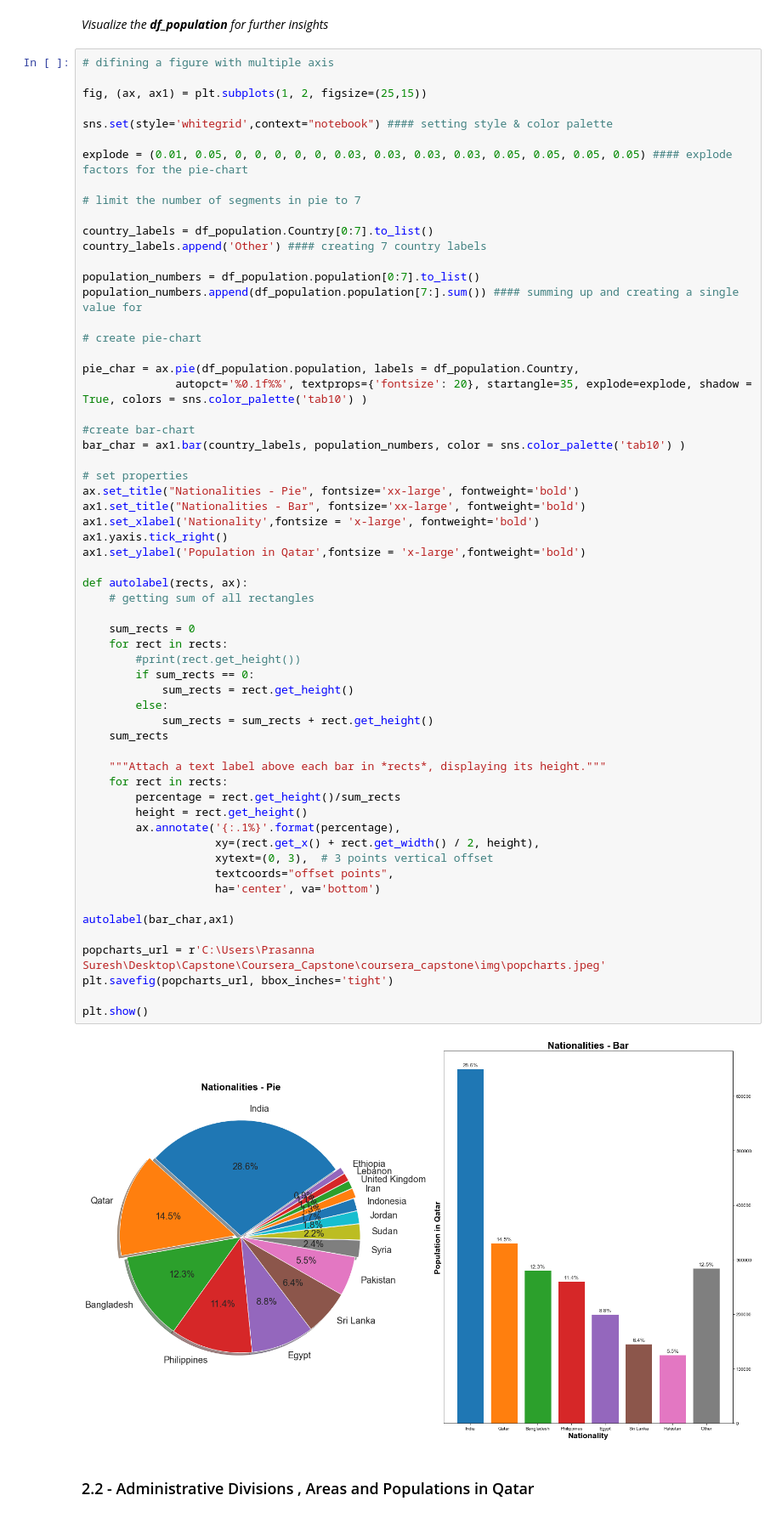
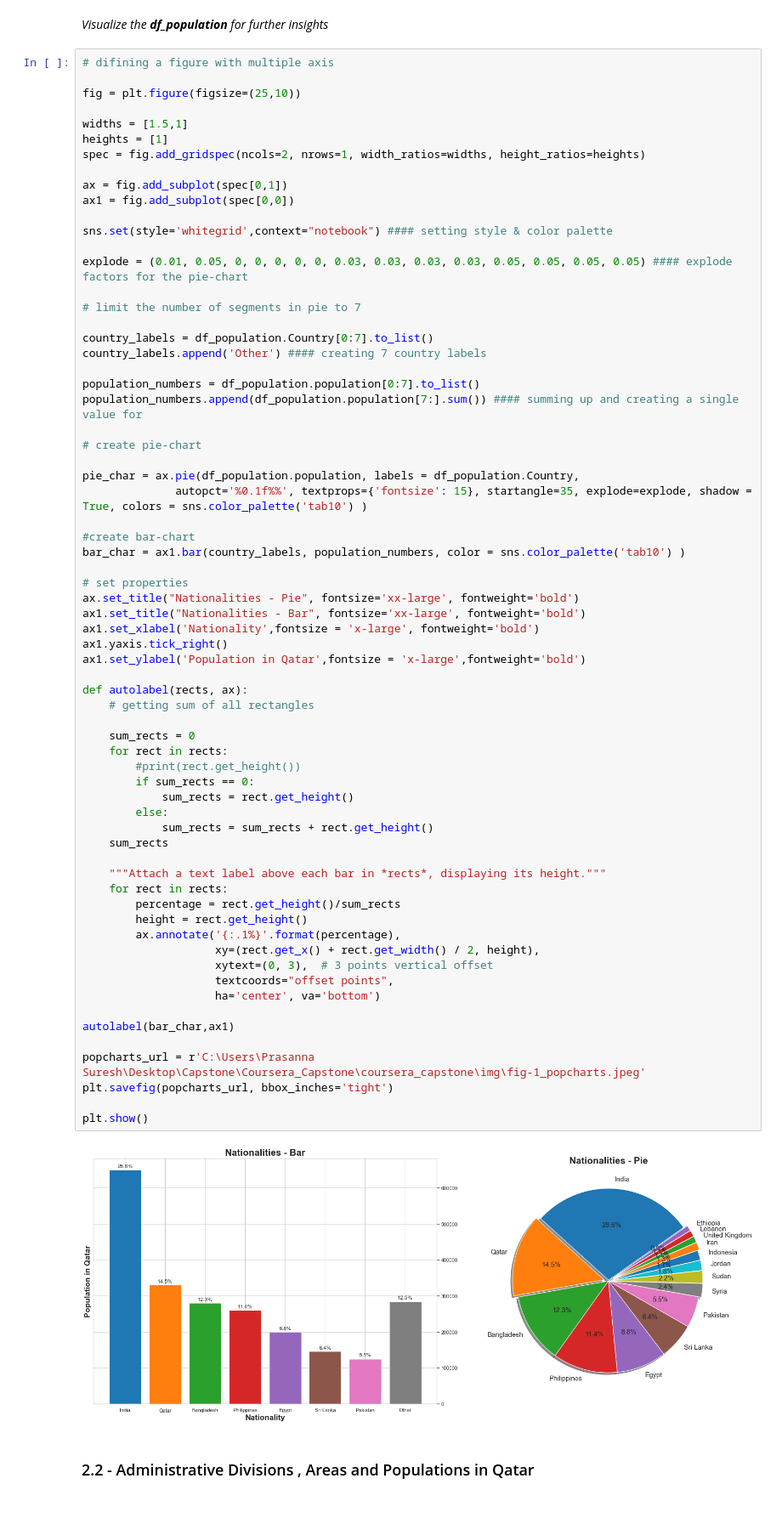
Before and after one commit to Prasanna-Wijeratne/Coursera_Capstone, a Jupyter notebook: IBM_Data_Science_Capstone_notebook.ipynb, the cells around one changed output. Shown at 85% size. Saved outputs shown, nothing was run; the diff lists cells and outputs as text.

Commit message:
Update IBM_Data_Science_Capstone_notebook.ipynb
Final update

```diff
--- a/IBM_Data_Science_Capstone_notebook.ipynb
+++ b/IBM_Data_Science_Capstone_notebook.ipynb
@@ -201,7 +228,14 @@ df_population.head()
 # %%
 # difining a figure with multiple axis
 
-fig, (ax, ax1) = plt.subplots(1, 2, figsize=(25,15))
+fig = plt.figure(figsize=(25,10))
+
+widths = [1.5,1]
+heights = [1]
+spec = fig.add_gridspec(ncols=2, nrows=1, width_ratios=widths, height_ratios=heights)
+
+ax = fig.add_subplot(spec[0,1])
+ax1 = fig.add_subplot(spec[0,0])
 
 sns.set(style='whitegrid',context="notebook") #### setting style & color palette
 
@@ -218,7 +252,7 @@ population_numbers.append(df_population.population[7:].sum()) #### summing up an
 # create pie-chart
 
 pie_char = ax.pie(df_population.population, labels = df_population.Country,
-              autopct='%0.1f%%', textprops={'fontsize': 20}, startangle=35, explode=explode, shadow = True, colors = sns.color_palette('tab10') )
+              autopct='%0.1f%%', textprops={'fontsize': 15}, startangle=35, explode=explode, shadow = True, colors = sns.color_palette('tab10') )
 
 #create bar-chart
 bar_char = ax1.bar(country_labels, population_numbers, color = sns.color_palette('tab10') )
@@ -231,35 +265,35 @@ ax1.yaxis.tick_right()
 ax1.set_ylabel('Population in Qatar',fontsize = 'x-large',fontweight='bold')
 
 def autolabel(rects, ax):
     # getting sum of all rectangles
 
     sum_rects = 0
     for rect in rects:
         #print(rect.get_height())
         if sum_rects == 0:
             sum_rects = rect.get_height()
         else:
             sum_rects = sum_rects + rect.get_height()
     sum_rects
 
     """Attach a text label above each bar in *rects*, displaying its height."""
     for rect in rects:
         percentage = rect.get_height()/sum_rects
         height = rect.get_height()
         ax.annotate('{:.1%}'.format(percentage),
                     xy=(rect.get_x() + rect.get_width() / 2, height),
                     xytext=(0, 3),  # 3 points vertical offset
                     textcoords="offset points",
                     ha='center', va='bottom')
 
 autolabel(bar_char,ax1)
 
-popcharts_url = r'C:\Users\Prasanna Suresh\Desktop\Capstone\Coursera_Capstone\coursera_capstone\img\popcharts.jpeg'
+popcharts_url = r'C:\Users\Prasanna Suresh\Desktop\Capstone\Coursera_Capstone\coursera_capstone\img\fig-1_popcharts.jpeg'
 plt.savefig(popcharts_url, bbox_inches='tight')
 
 plt.show()
 # %% [output]
-[figure, old version]
+[figure, new version]
 # %% [markdown]
 ### 2.2 - Administrative Divisions , Areas and Populations in Qatar
 # %% [markdown]
```
Also changed, not shown: parts of 47 cells of this notebook.
